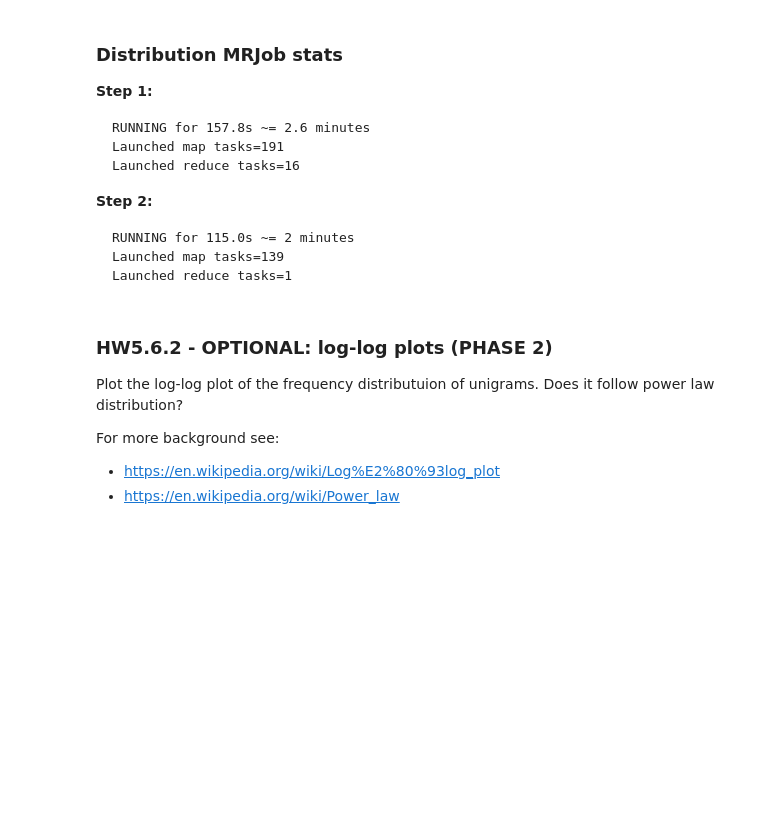
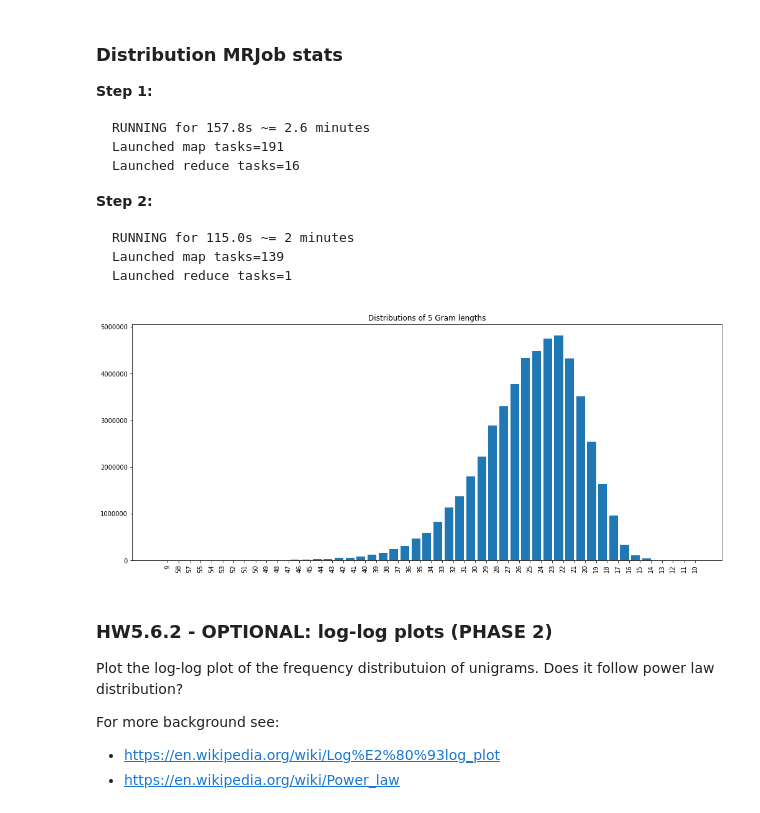
Before and after one commit to daghan/W261_HW5, a Jupyter notebook: MIDS-W261-HW-05-PHASE2-Daghan.ipynb, the cells around one changed output. Cells and saved outputs as stored; diff of their text form; code cells hidden in the pictures; blank space fills up the shorter version.

```diff
--- a/MIDS-W261-HW-05-PHASE2-Daghan.ipynb
+++ b/MIDS-W261-HW-05-PHASE2-Daghan.ipynb
@@ -735,26 +1127,28 @@ __Step 2:__
 # %%
 %matplotlib inline
 import numpy as np
 import pylab as pl
 
 results_A = []
-for line in open("5.6distributions/part-00000").readlines():
+for line in open("test_1.D.txt").readlines():
     line = line.strip()
     X,Y = line.split("\t")
     results_A.append([int(X),int(Y)])
 
 items = (np.array(results_A)[::-1].T)
 fig = pl.figure(figsize=(17,7))
 ax = pl.subplot(111)
 width=0.8
 ax.bar(range(len(items[0])), items[1], width=width)
 ax.set_xticks(np.arange(len(items[0])) + width/2)
 ax.set_xticklabels(items[0], rotation=90)
 
 
 
 pl.title("Distributions of 5 Gram lengths")
 pl.show()
+# %% [output]
+[figure, added]
 # %% [markdown]
 ### HW5.6.2 - OPTIONAL: log-log plots (PHASE 2)
 
```
Also changed, not shown: parts of 29 cells of this notebook.
